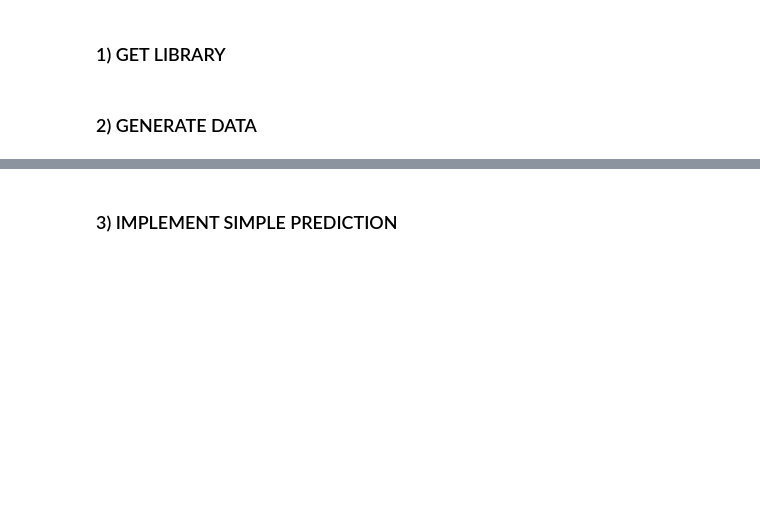
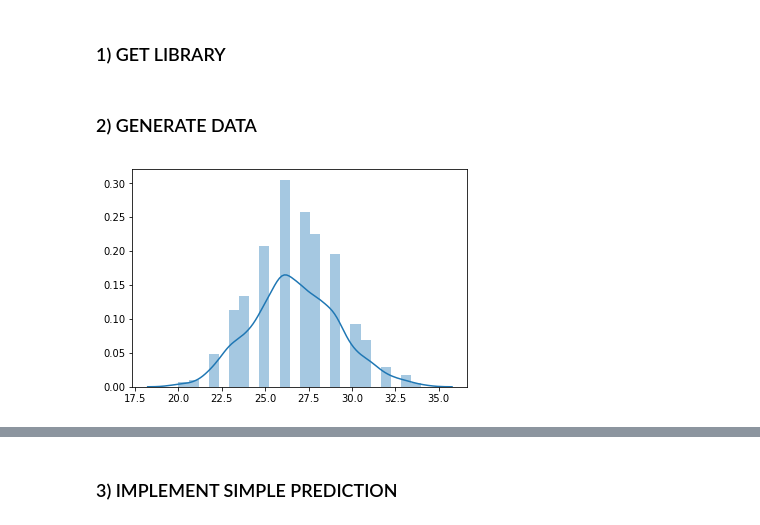
Before and after one commit to novialistiyani/stopro-tutorial, a Jupyter notebook: stopro_tutorial.ipynb, the cells around one changed output, grey strips where cells are left out. Drawn from its saved outputs; the diff is of its cells as text; code cells hidden in the pictures; blank space fills up the shorter version.

```diff
--- a/stopro_tutorial.ipynb
+++ b/stopro_tutorial.ipynb
@@ -26,2 +36,12 @@ y = y.astype(int)
+# %%
+# generate toy data
+x, y = generate_toy_data(1000, 100, 0.25, 2)
+
+# visualize toy data
+plt.figure()
+sns.distplot(y)
+plt.show()
+# %% [output]
+[figure, added]
 # %%
 plt.figure()
```
Also changed, not shown: parts of 44 cells of this notebook.
